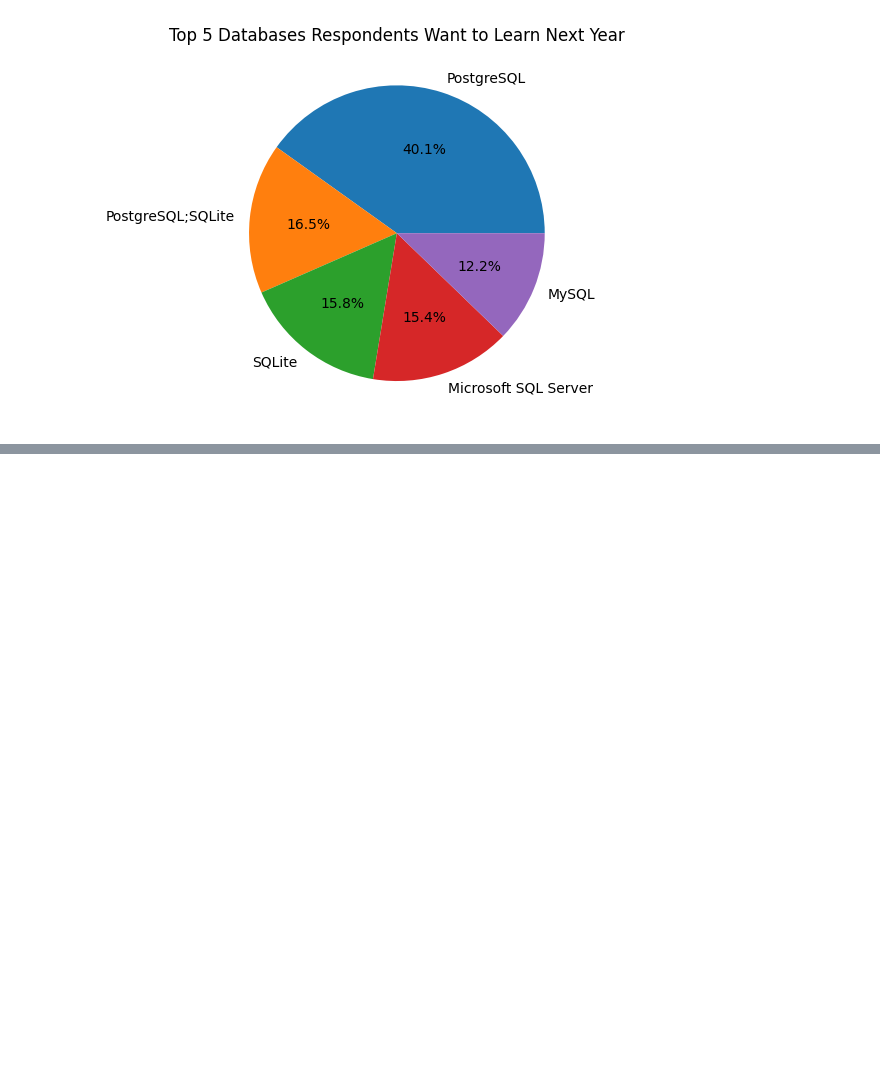
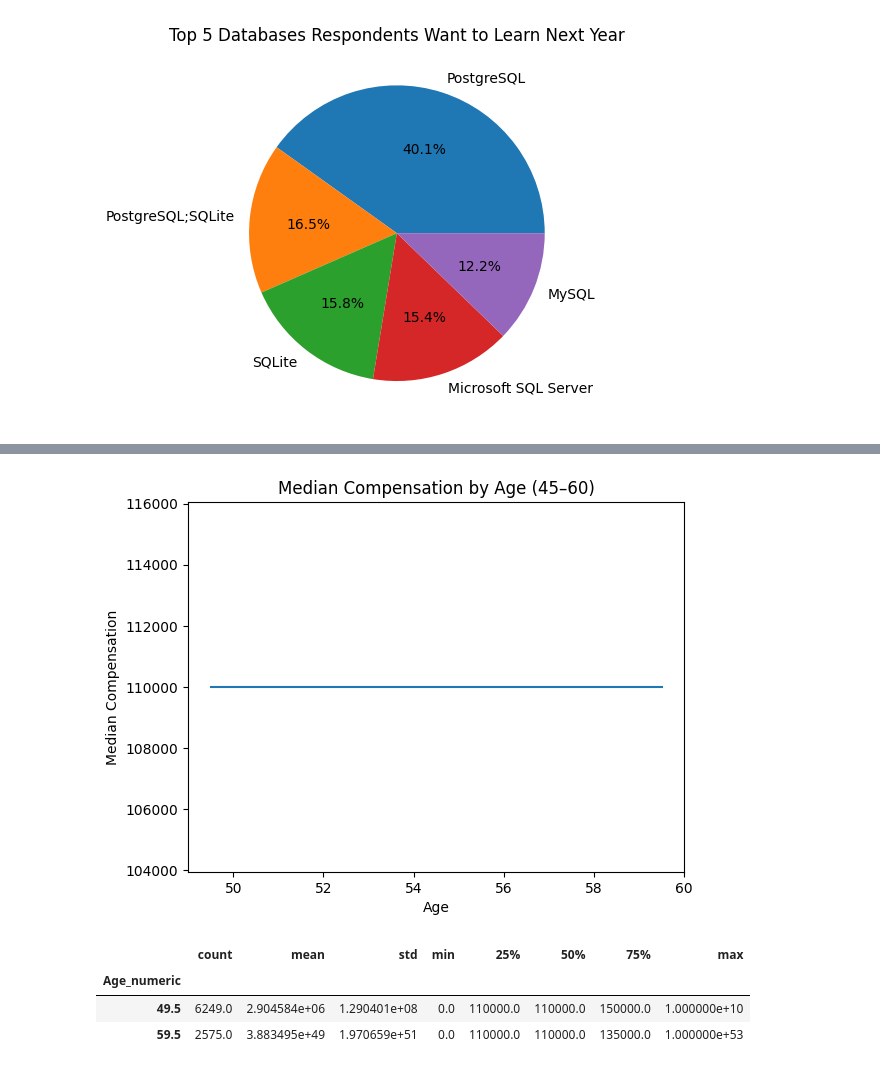
Before and after one commit to dev-evelin/ibm-data-analyst-capstone, a Jupyter notebook: notebooks/04_Data_Visualization.ipynb, the cells around one changed output, grey strips where cells are left out. Cells and saved outputs as stored; diff of their text form; code cells hidden in the pictures; blank space fills up the shorter version.

```diff
--- a/notebooks/04_Data_Visualization.ipynb
+++ b/notebooks/04_Data_Visualization.ipynb
@@ -250,3 +304,20 @@ nan
 # %%
 #Line Chart
 #Plot the median CompTotal for all ages from 45 to 60.
+df_age_filtered = df[(df["Age_numeric"] >= 45) & (df["Age_numeric"] <= 60)]
+
+line_data = df_age_filtered.groupby("Age_numeric")["CompTotal"].median()
+
+plt.plot(line_data.index, line_data.values)
+
+plt.title("Median Compensation by Age (45–60)")
+plt.xlabel("Age")
+plt.ylabel("Median Compensation")
+
+plt.show()
+# %% [output]
+[figure, added]
+|  | count | mean | std | min | 25% | 50% | 75% | max |
+| Age_numeric |  |  |  |  |  |  |  |  |
+| 49.5 | 6249.0 | 2.904584e+06 | 1.290401e+08 | 0.0 | 110000.0 | 110000.0 | 150000.0 | 1.000000e+10 |
+| 59.5 | 2575.0 | 3.883495e+49 | 1.970659e+51 | 0.0 | 110000.0 | 110000.0 | 135000.0 | 1.000000e+53 |
```
Also changed, not shown: parts of 12 cells of this notebook.
